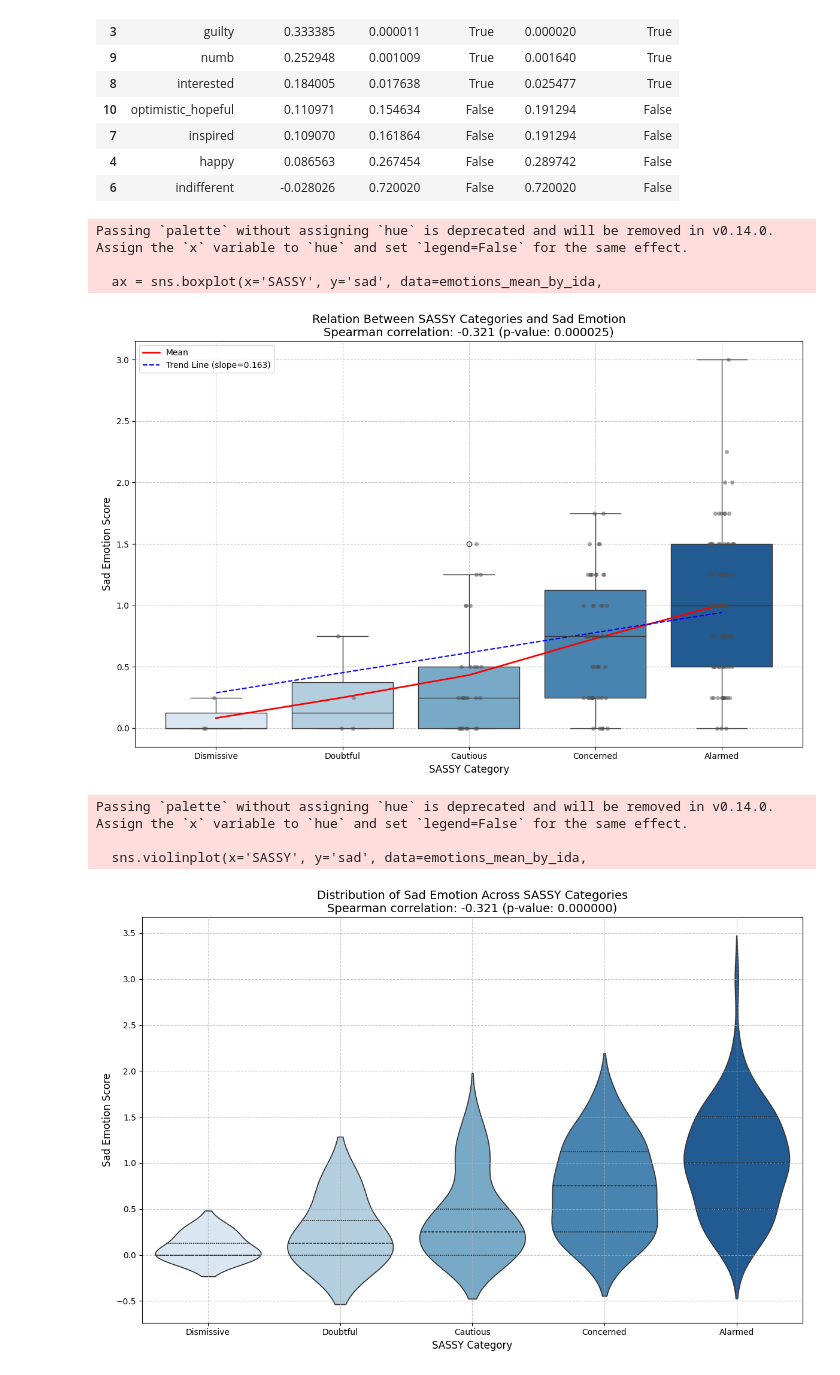
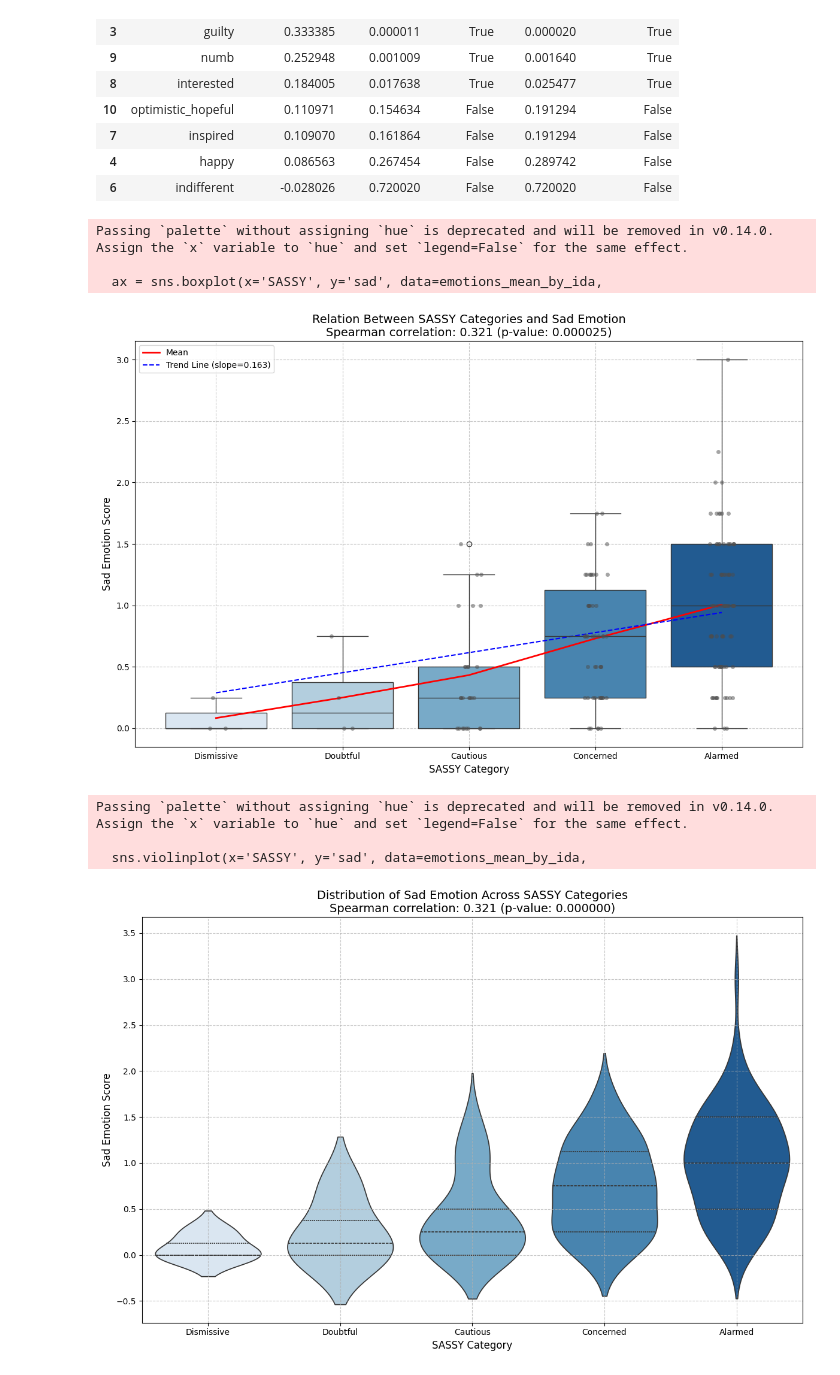
Before and after one commit to Hailcyon/AISL-data-analysis, a Jupyter notebook: average_emot_tests.ipynb, the cells around one changed output. Saved outputs shown, nothing was run; the diff lists cells and outputs as text; code cells hidden in the pictures.

Commit message:
Tested urban rural vs overall emotions, and fixed some id and merging issues

```diff
--- a/average_emot_tests.ipynb
+++ b/average_emot_tests.ipynb
@@ -30,0 +32,8 @@ display(emotions_mean_by_ida)
+# %%
+# Merge age, SASSY, rural/urban, and UT columns into avg emot dataframe
+emotions_mean_by_ida = emotions_mean_by_ida.merge(
+    full_analysis_df[['ida', 'age', 'SASSY', 'rural/urban', 'UT?']],
+    on='ida',
+    how='left'
+)
+display(emotions_mean_by_ida)
@@ -281,7 +297,7 @@ x_positions = range(len(means))
 plt.plot(x_positions, means.values, 'r-', linewidth=2, label='Mean')
 
 # Add correlation information to the plot
-corr_value = -0.321  # From your results
+corr_value = 0.321  # From your results
 p_value = 0.000025   # From your results
 
 # Add a title with correlation information
@@ -301,34 +317,34 @@ y_line = intercept + slope * x_line
 plt.plot(x_line, y_line, 'b--', label=f'Trend Line (slope={slope:.3f})')
 
 # Add a legend
 plt.legend()
 
 # Add grid lines for better readability
 plt.grid(True, linestyle='--', alpha=0.7)
 
 # Adjust the layout
 plt.tight_layout()
 
 # Display the plot
 plt.show()
 
 # Alternative: If you want a violin plot to see distribution better
 plt.figure(figsize=(12, 8))
 sns.violinplot(x='SASSY', y='sad', data=emotions_mean_by_ida,
                order=['Dismissive', 'Doubtful', 'Cautious', 'Concerned', 'Alarmed'],
                palette='Blues', inner='quartile')
 plt.title(f'Distribution of Sad Emotion Across SASSY Categories\nSpearman correlation: {corr_value:.3f} (p-value: {p_value:.6f})',
           fontsize=14)
 plt.xlabel('SASSY Category', fontsize=12)
 plt.ylabel('Sad Emotion Score', fontsize=12)
 plt.grid(True, linestyle='--', alpha=0.7)
 plt.tight_layout()
 plt.show()
 # %% [output]
 Passing `palette` without assigning `hue` is deprecated and will be removed in v0.14.0. Assign the `x` variable to `hue` and set `legend=False` for the same effect.
 
   ax = sns.boxplot(x='SASSY', y='sad', data=emotions_mean_by_ida,
-[figure, old version]
+[figure, new version]
 Passing `palette` without assigning `hue` is deprecated and will be removed in v0.14.0. Assign the `x` variable to `hue` and set `legend=False` for the same effect.
 
   sns.violinplot(x='SASSY', y='sad', data=emotions_mean_by_ida,
```
Also changed, not shown: parts of 11 cells of this notebook, 2 other files.
